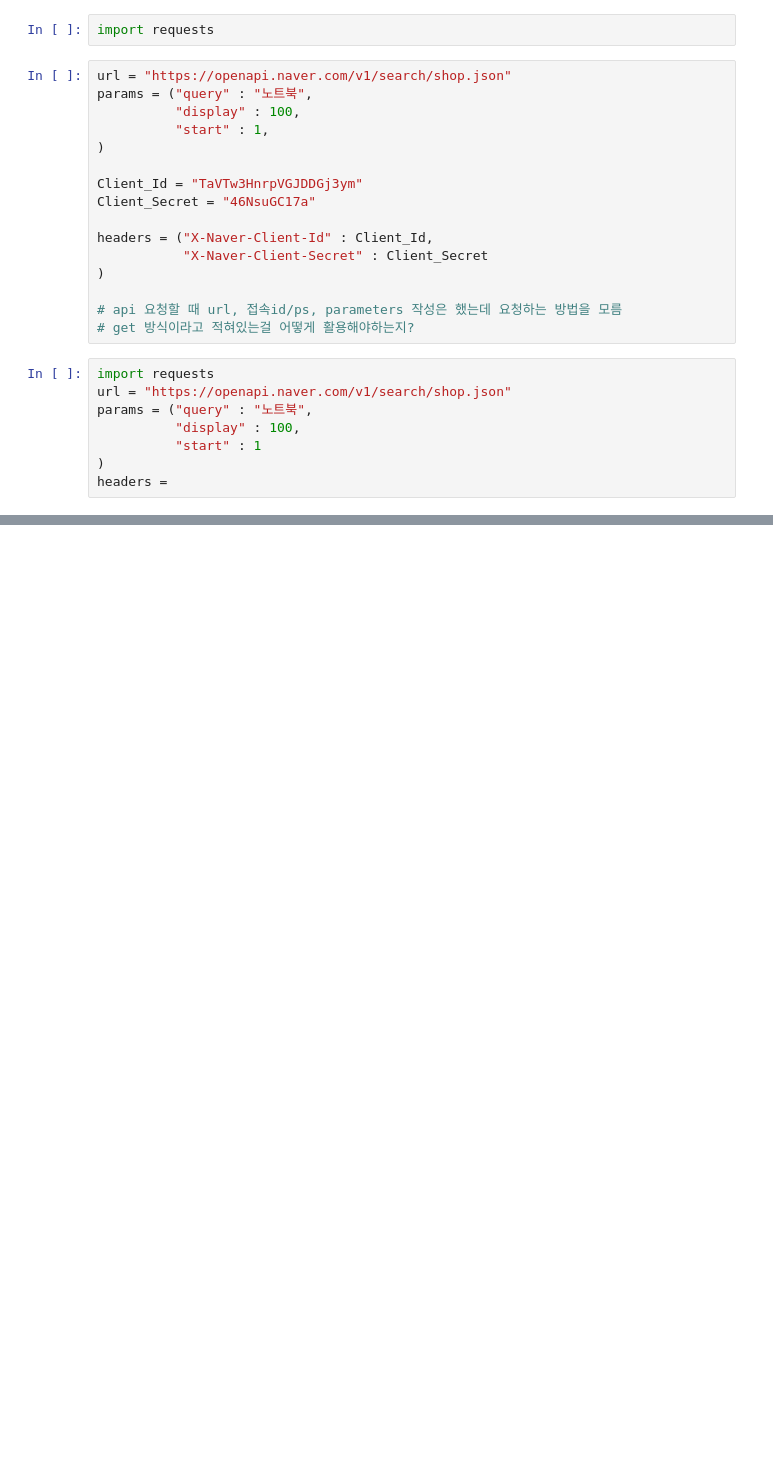
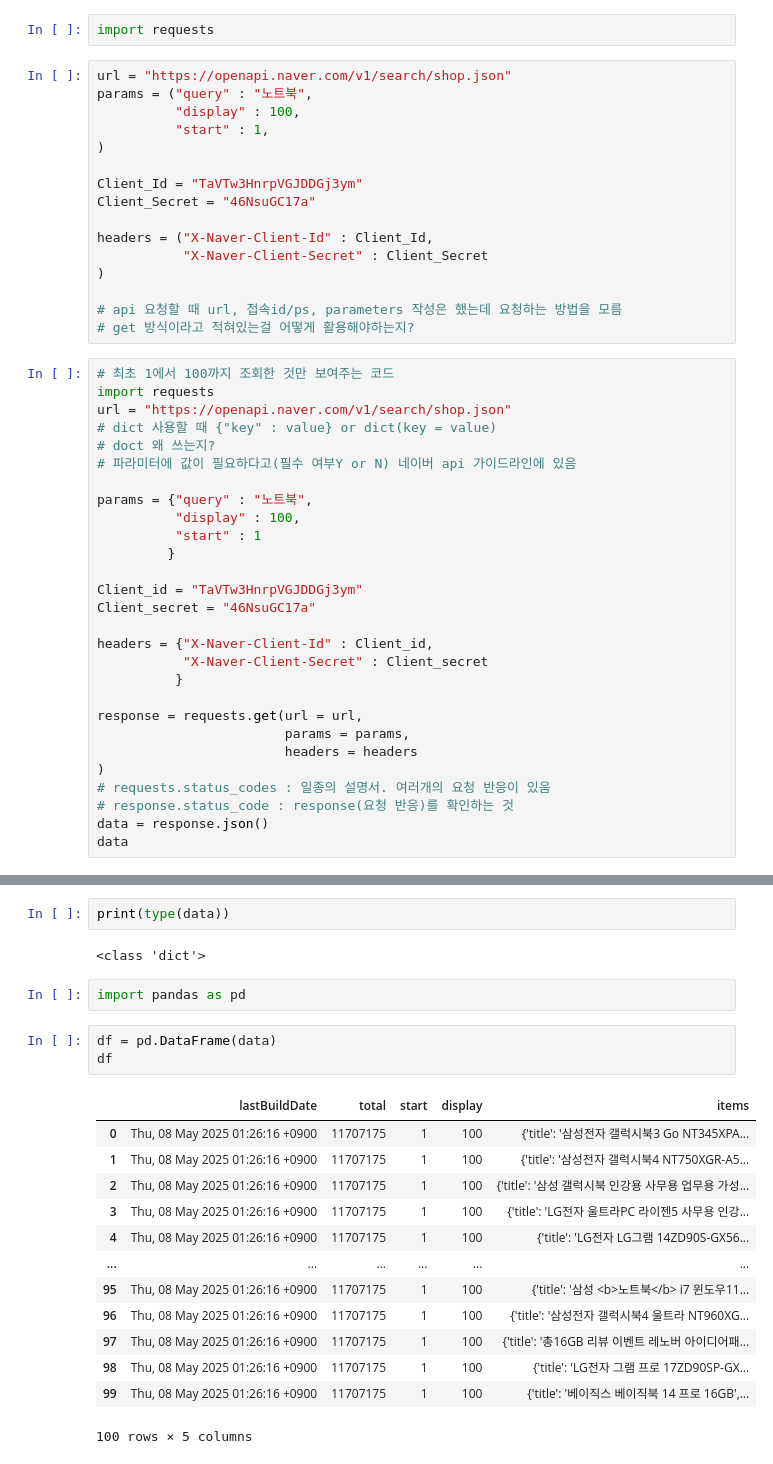
Before and after one commit to akafintech/fintech_service_2nd_aka, a Jupyter notebook: 04data_scraping/01NAVER_API_사용하기_연습.ipynb, the cells around one changed output, grey strips where cells are left out. Cells and saved outputs as stored; diff of their text form; blank space fills up the shorter version.

```diff
--- a/04data_scraping/01NAVER_API_사용하기_연습.ipynb
+++ b/04data_scraping/01NAVER_API_사용하기_연습.ipynb
@@ -17,10 +17,30 @@ headers = ("X-Naver-Client-Id" : Client_Id,
 # api 요청할 때 url, 접속id/ps, parameters 작성은 했는데 요청하는 방법을 모름
 # get 방식이라고 적혀있는걸 어떻게 활용해야하는지?
 # %%
+# 최초 1에서 100까지 조회한 것만 보여주는 코드
 import requests
 url = "https://openapi.naver.com/v1/search/shop.json"
-params = ("query" : "노트북",
+# dict 사용할 때 {"key" : value} or dict(key = value)
+# doct 왜 쓰는지?
+# 파라미터에 값이 필요하다고(필수 여부Y or N) 네이버 api 가이드라인에 있음
+
+params = {"query" : "노트북",
           "display" : 100,
           "start" : 1
+         }
+
+Client_id = "TaVTw3HnrpVGJDDGj3ym"
+Client_secret = "46NsuGC17a"
+
+headers = {"X-Naver-Client-Id" : Client_id,
+           "X-Naver-Client-Secret" : Client_secret
+          }
+
+response = requests.get(url = url,
+                        params = params,
+                        headers = headers
 )
-headers =
+# requests.status_codes : 일종의 설명서. 여러개의 요청 반응이 있음
+# response.status_code : response(요청 반응)를 확인하는 것
+data = response.json()
+data
@@ -26,0 +65,23 @@ headers =
+# %%
+print(type(data))
+# %% [output]
+<class 'dict'>
+# %%
+import pandas as pd
+# %%
+df = pd.DataFrame(data)
+df
+# %% [output]
+|  | lastBuildDate | total | start | display | items |
+| 0 | Thu, 08 May 2025 01:26:16 +0900 | 11707175 | 1 | 100 | {'title': '삼성전자 갤럭시북3 Go NT345XPA... |
+| 1 | Thu, 08 May 2025 01:26:16 +0900 | 11707175 | 1 | 100 | {'title': '삼성전자 갤럭시북4 NT750XGR-A5... |
+| 2 | Thu, 08 May 2025 01:26:16 +0900 | 11707175 | 1 | 100 | {'title': '삼성 갤럭시북 인강용 사무용 업무용 가성... |
+| 3 | Thu, 08 May 2025 01:26:16 +0900 | 11707175 | 1 | 100 | {'title': 'LG전자 울트라PC 라이젠5 사무용 인강... |
+| 4 | Thu, 08 May 2025 01:26:16 +0900 | 11707175 | 1 | 100 | {'title': 'LG전자 LG그램 14ZD90S-GX56... |
+| ... | ... | ... | ... | ... | ... |
+| 95 | Thu, 08 May 2025 01:26:16 +0900 | 11707175 | 1 | 100 | {'title': '삼성 <b>노트북</b> i7 윈도우11... |
+| 96 | Thu, 08 May 2025 01:26:16 +0900 | 11707175 | 1 | 100 | {'title': '삼성전자 갤럭시북4 울트라 NT960XG... |
+| 97 | Thu, 08 May 2025 01:26:16 +0900 | 11707175 | 1 | 100 | {'title': '총16GB 리뷰 이벤트 레노버 아이디어패... |
+| 98 | Thu, 08 May 2025 01:26:16 +0900 | 11707175 | 1 | 100 | {'title': 'LG전자 그램 프로 17ZD90SP-GX... |
+| 99 | Thu, 08 May 2025 01:26:16 +0900 | 11707175 | 1 | 100 | {'title': '베이직스 베이직북 14 프로 16GB',... |
+100 rows × 5 columns
```
Also changed, not shown: parts of 1 cell of this notebook, 3 other files.
